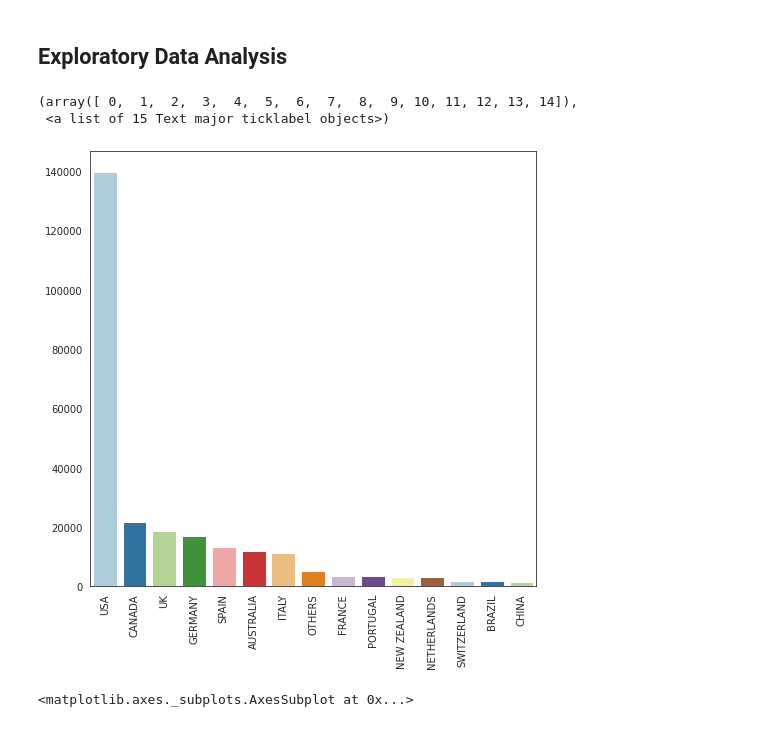
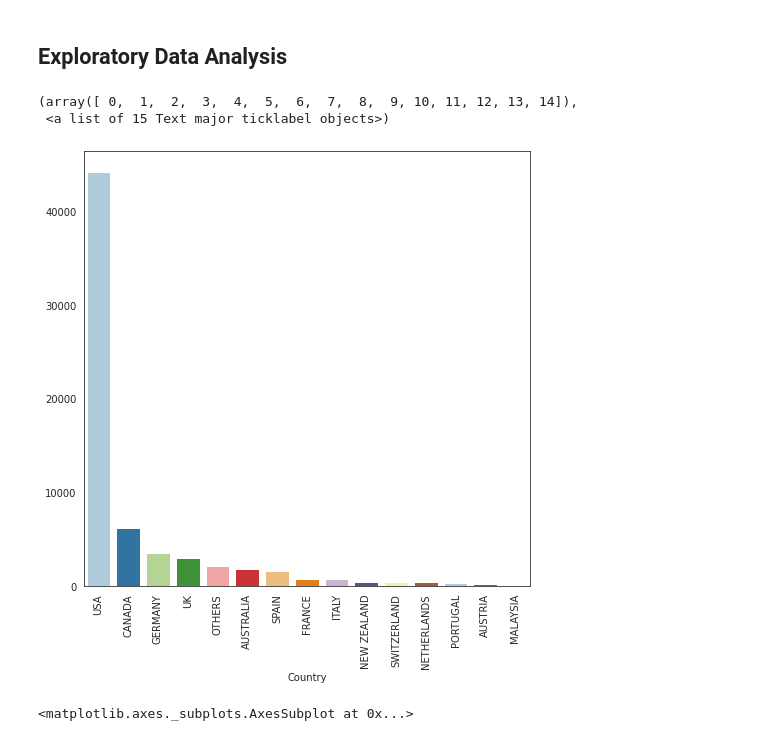
Before and after one commit to RadhikaRM/Bookrecommendersystem, a Jupyter notebook: Book_Recommender_System.ipynb, the cells around one changed output. Drawn from its saved outputs; the diff is of its cells as text; code cells hidden in the pictures.

```diff
--- a/Book_Recommender_System.ipynb
+++ b/Book_Recommender_System.ipynb
@@ -465,7 +466,3 @@ It is highly unlikely to have users of age above 100 and below 4 in this case.So
 # %%
-median_=users_df['Age'].median()
 #replacing the outliers in 'Age' with NaN value
-users_df.loc[(users_df['Age']>100)|(users_df['Age']<4),'Age']=np.nan
+users_df.loc[(users_df['Age']>95)|(users_df['Age']<4),'Age']=np.nan
-# %%
-#replacing missing values (including  outliers) with the median age
-users_df['Age'].fillna(median_,inplace=True)
@@ -471,0 +485,10 @@ users_df['Age'].fillna(median_,inplace=True)
+# %%
+# create a normal distribution pd.Series to fill Nan values with
+normal_age_series = pd.Series(np.random.normal(loc=users_df.Age.mean(), scale=users_df.Age.std(), size=users_df[users_df.Age.isna()]['User-ID'].count()))
+
+# take the absolute value of temp_age_series
+abs_age_series=np.abs(normal_age_series)
+
+# sort users df so as NaN values in age to be first and reset index to match with index of abs_age_series. Then using fillna()
+users_df = users_df.sort_values('Age',na_position='first').reset_index(drop=True)
+users_df.Age.fillna(abs_age_series, inplace = True)
@@ -480,0 +529,2 @@ Now let's inspect the 'Location' column.
+# %%
+users_df['Age_group']=users_df['Age'].apply(lambda x: age_group(x))
@@ -787,13 +843,13 @@ df['ISBN'].nunique()
 ## **Exploratory Data Analysis**
 # %%
 #Countries with maximum number of users
-top10=users_df['Country'].value_counts().nlargest(15)
+top10=df.groupby('Country')['User-ID'].nunique().nlargest(15)
 sns.barplot(x=top10.index,y=top10.values,palette='Paired')
 plt.xticks(rotation=90)
 # %% [output]
 (array([ 0,  1,  2,  3,  4,  5,  6,  7,  8,  9, 10, 11, 12, 13, 14]),
  <a list of 15 Text major ticklabel objects>)
-[figure, old version]
+[figure, new version]
 # %%
 #Rating distribution for explicit rating
 
```
Also changed, not shown: parts of 46 cells of this notebook.
